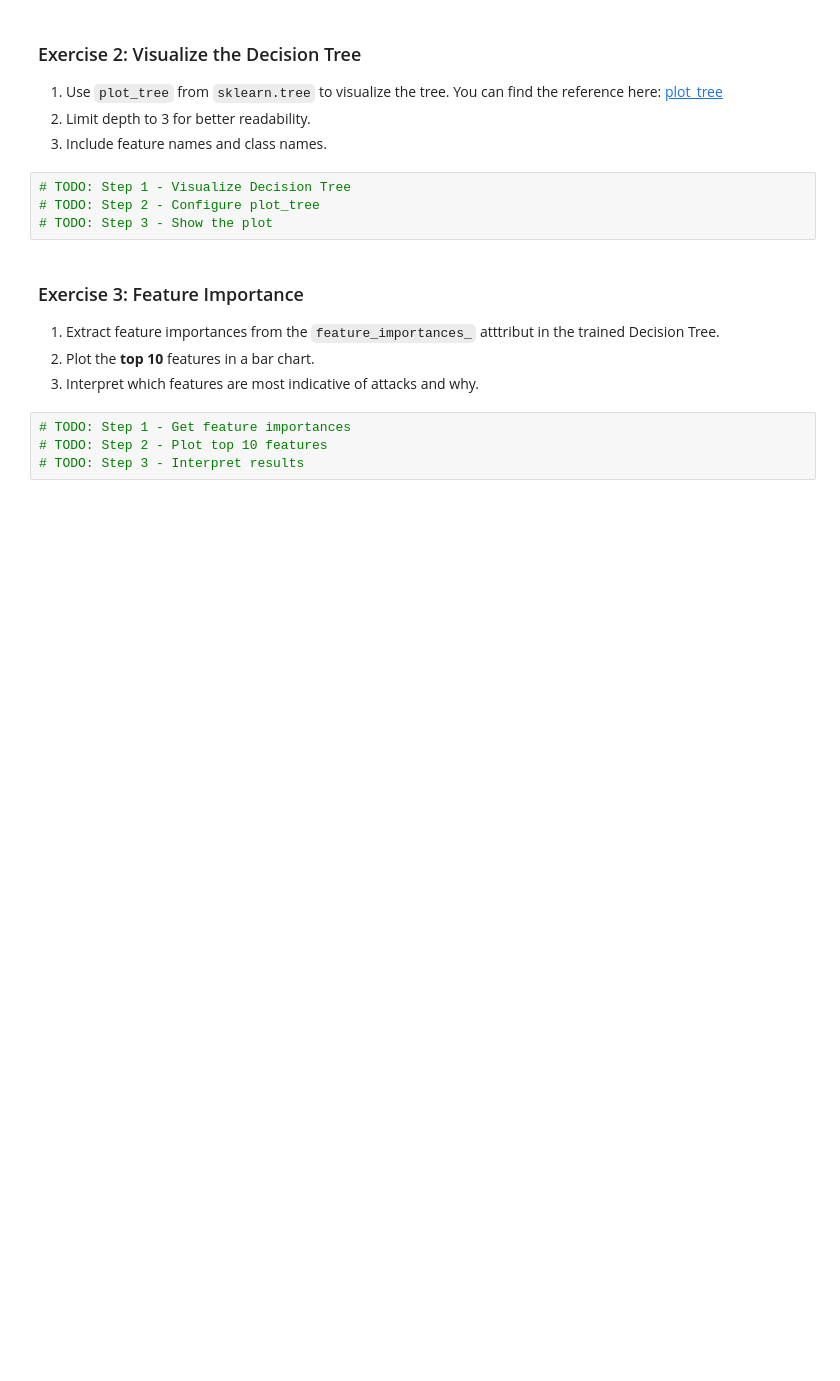
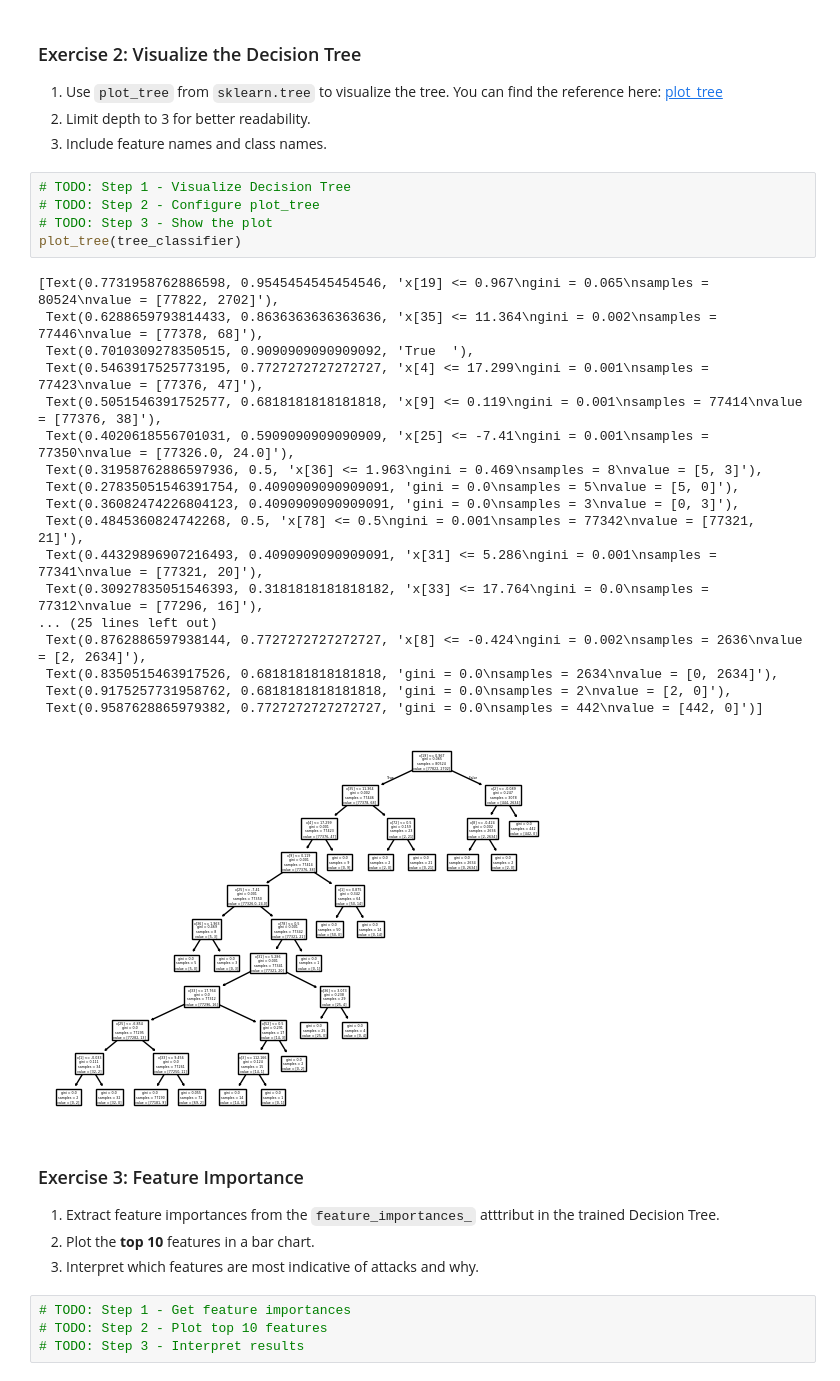
Before and after one commit to AlipourIm/ML_cysec_WiSe_25-26, a Jupyter notebook: source/tutorial_notebooks/getting_started_with_ml/getting_started_with_ml.ipynb, the cells around one changed output. Saved outputs shown, nothing was run; the diff lists cells and outputs as text; blank space fills up the shorter version.

```diff
--- a/source/tutorial_notebooks/getting_started_with_ml/getting_started_with_ml.ipynb
+++ b/source/tutorial_notebooks/getting_started_with_ml/getting_started_with_ml.ipynb
@@ -404,7 +435,27 @@ In this exercise, we'll learn how to fit a Decision Tree classifier and how to e
 # %%
 # TODO: Step 1 - Visualize Decision Tree
 # TODO: Step 2 - Configure plot_tree
 # TODO: Step 3 - Show the plot
+plot_tree(tree_classifier)
+# %% [output]
+[Text(0.7731958762886598, 0.9545454545454546, 'x[19] <= 0.967\ngini = 0.065\nsamples = 80524\nvalue = [77822, 2702]'),
+ Text(0.6288659793814433, 0.8636363636363636, 'x[35] <= 11.364\ngini = 0.002\nsamples = 77446\nvalue = [77378, 68]'),
+ Text(0.7010309278350515, 0.9090909090909092, 'True  '),
+ Text(0.5463917525773195, 0.7727272727272727, 'x[4] <= 17.299\ngini = 0.001\nsamples = 77423\nvalue = [77376, 47]'),
+ Text(0.5051546391752577, 0.6818181818181818, 'x[9] <= 0.119\ngini = 0.001\nsamples = 77414\nvalue = [77376, 38]'),
+ Text(0.4020618556701031, 0.5909090909090909, 'x[25] <= -7.41\ngini = 0.001\nsamples = 77350\nvalue = [77326.0, 24.0]'),
+ Text(0.31958762886597936, 0.5, 'x[36] <= 1.963\ngini = 0.469\nsamples = 8\nvalue = [5, 3]'),
+ Text(0.27835051546391754, 0.4090909090909091, 'gini = 0.0\nsamples = 5\nvalue = [5, 0]'),
+ Text(0.36082474226804123, 0.4090909090909091, 'gini = 0.0\nsamples = 3\nvalue = [0, 3]'),
+ Text(0.4845360824742268, 0.5, 'x[78] <= 0.5\ngini = 0.001\nsamples = 77342\nvalue = [77321, 21]'),
+ Text(0.44329896907216493, 0.4090909090909091, 'x[31] <= 5.286\ngini = 0.001\nsamples = 77341\nvalue = [77321, 20]'),
+ Text(0.30927835051546393, 0.3181818181818182, 'x[33] <= 17.764\ngini = 0.0\nsamples = 77312\nvalue = [77296, 16]'),
+... (25 lines left out)
+ Text(0.8762886597938144, 0.7727272727272727, 'x[8] <= -0.424\ngini = 0.002\nsamples = 2636\nvalue = [2, 2634]'),
+ Text(0.8350515463917526, 0.6818181818181818, 'gini = 0.0\nsamples = 2634\nvalue = [0, 2634]'),
+ Text(0.9175257731958762, 0.6818181818181818, 'gini = 0.0\nsamples = 2\nvalue = [2, 0]'),
+ Text(0.9587628865979382, 0.7727272727272727, 'gini = 0.0\nsamples = 442\nvalue = [442, 0]')]
+[figure, added]
 # %% [markdown]
 ### Exercise 3: Feature Importance
 1. Extract feature importances from the `feature_importances_` atttribut in the trained Decision Tree.
```
Also changed, not shown: parts of 3 cells of this notebook.
